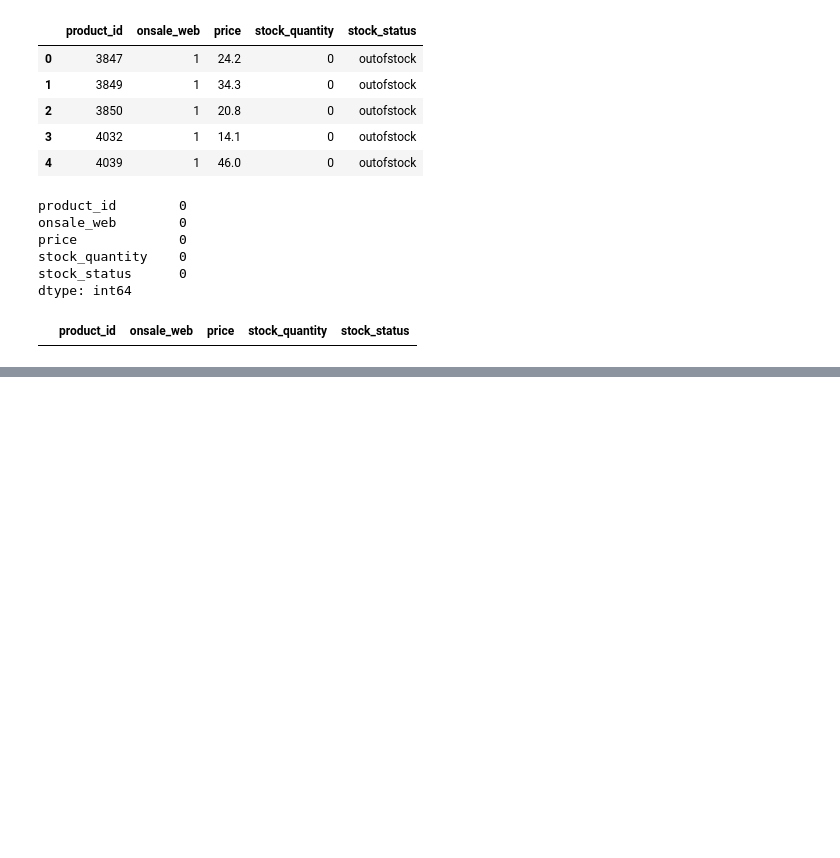
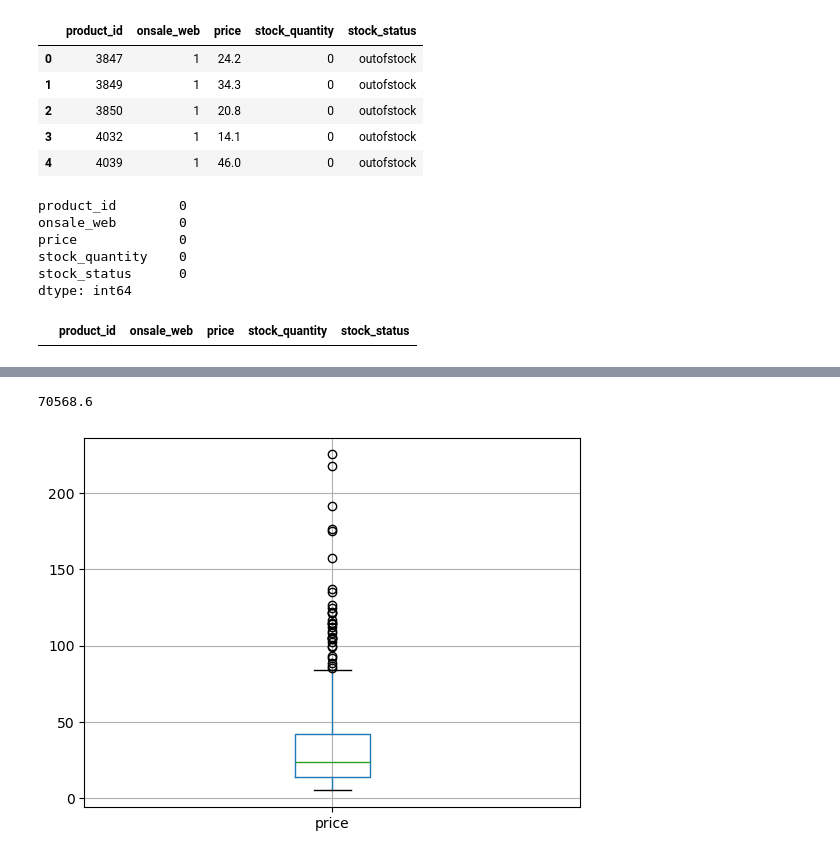
Before and after one commit to stevietchinda/Gestion-des-donn-es-d-une-boutique, a Jupyter notebook: data/fine_wine.ipynb, the cells around one changed output, grey strips where cells are left out. Saved outputs shown, nothing was run; the diff lists cells and outputs as text; code cells hidden in the pictures; blank space fills up the shorter version.

Commit message:
traitement des données de liaison et association des 3 DF puis calcul du CA

```diff
--- a/data/fine_wine.ipynb
+++ b/data/fine_wine.ipynb
@@ -344,0 +392,5 @@ instock = data_erp[data_erp['stock_status']== 'instock']
+# %%
+# Suppression des valeurs nulles
+
+data_liaison = data_liaison.dropna()
+#print(data_liaison.isnull().sum())
@@ -344,0 +408,5 @@ instock = data_erp[data_erp['stock_status']== 'instock']
+# %%
+#Premier merge entre les données de liaison et les données ERP
+
+dataLE = pd.merge(data_liaison, data_erp, how='inner', on=['product_id'])
+dataLE
@@ -344,0 +427,5 @@ instock = data_erp[data_erp['stock_status']== 'instock']
+# %%
+#Deuxième merge entre le premier merge et les données WEB
+
+data = pd.merge(dataLE, data_web, how='inner', on=['id_web'])
+data
@@ -344,0 +446,6 @@ instock = data_erp[data_erp['stock_status']== 'instock']
+# %%
+#Calcul du CA par produit et du CA total
+#Ajout d’une colonne ‘CA’ qui présente le chiffre d’affaire de chaque produits
+
+data = data.assign(CA = data['price']*data['total_sales'])
+data[['product_id', 'id_web', 'price', 'total_sales', 'post_title', 'CA']]
@@ -344,0 +466,5 @@ instock = data_erp[data_erp['stock_status']== 'instock']
+# %%
+# Calcul du du CA total
+print(data['CA'].sum())
+# %% [output]
+70568.6
@@ -344,0 +488,12 @@ instock = data_erp[data_erp['stock_status']== 'instock']
+# %%
+#df = pd.DataFrame(data, columns=list('price'))
+#ax = df.plot.box(column="price")
+
+boxplot = data.boxplot(column=['price'])
+boxplot.plot()
+# plt.xlabel('prix')
+# plt.ylabel('Price')
+
+plt.show()
+# %% [output]
+[figure, added]
```
Also changed, not shown: parts of 16 cells of this notebook.
